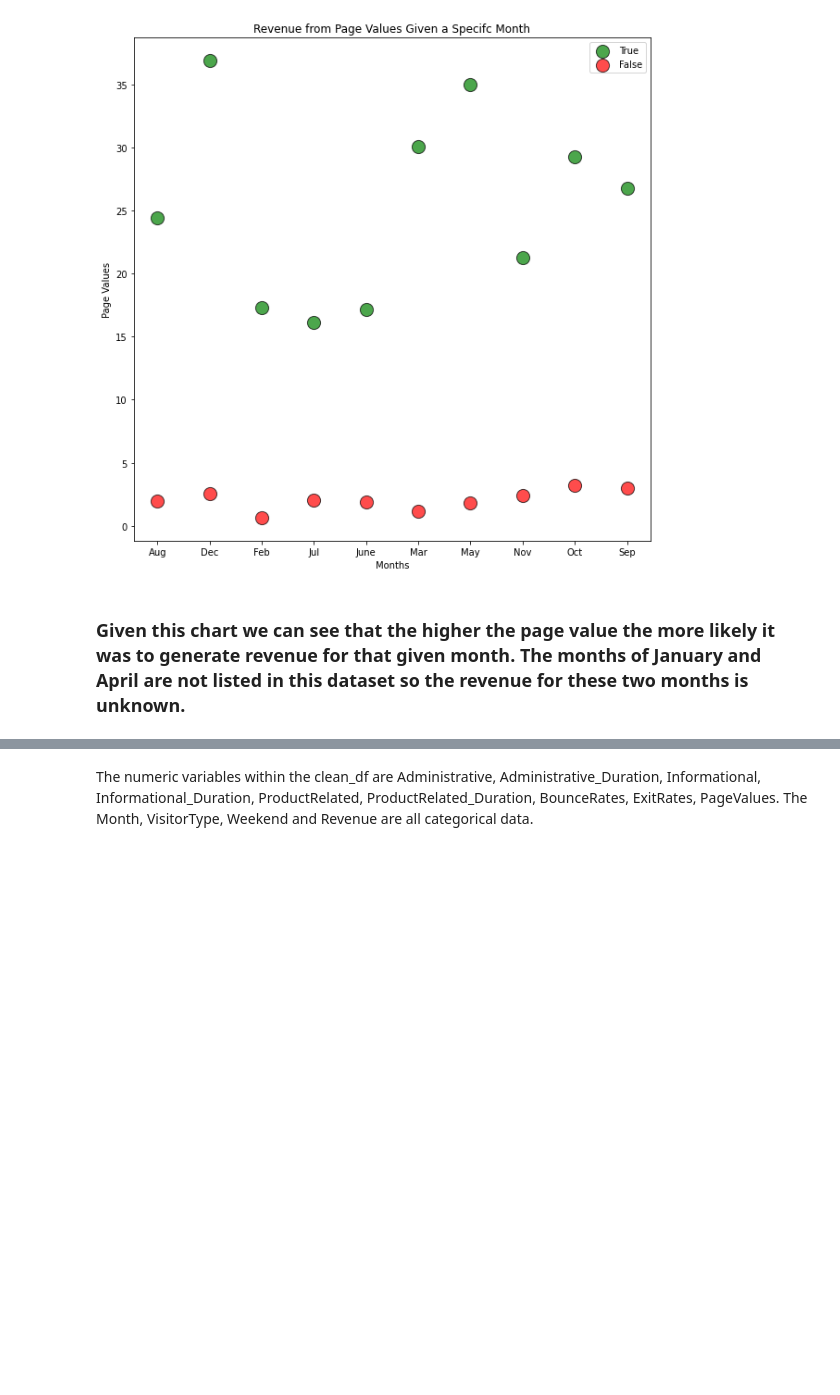
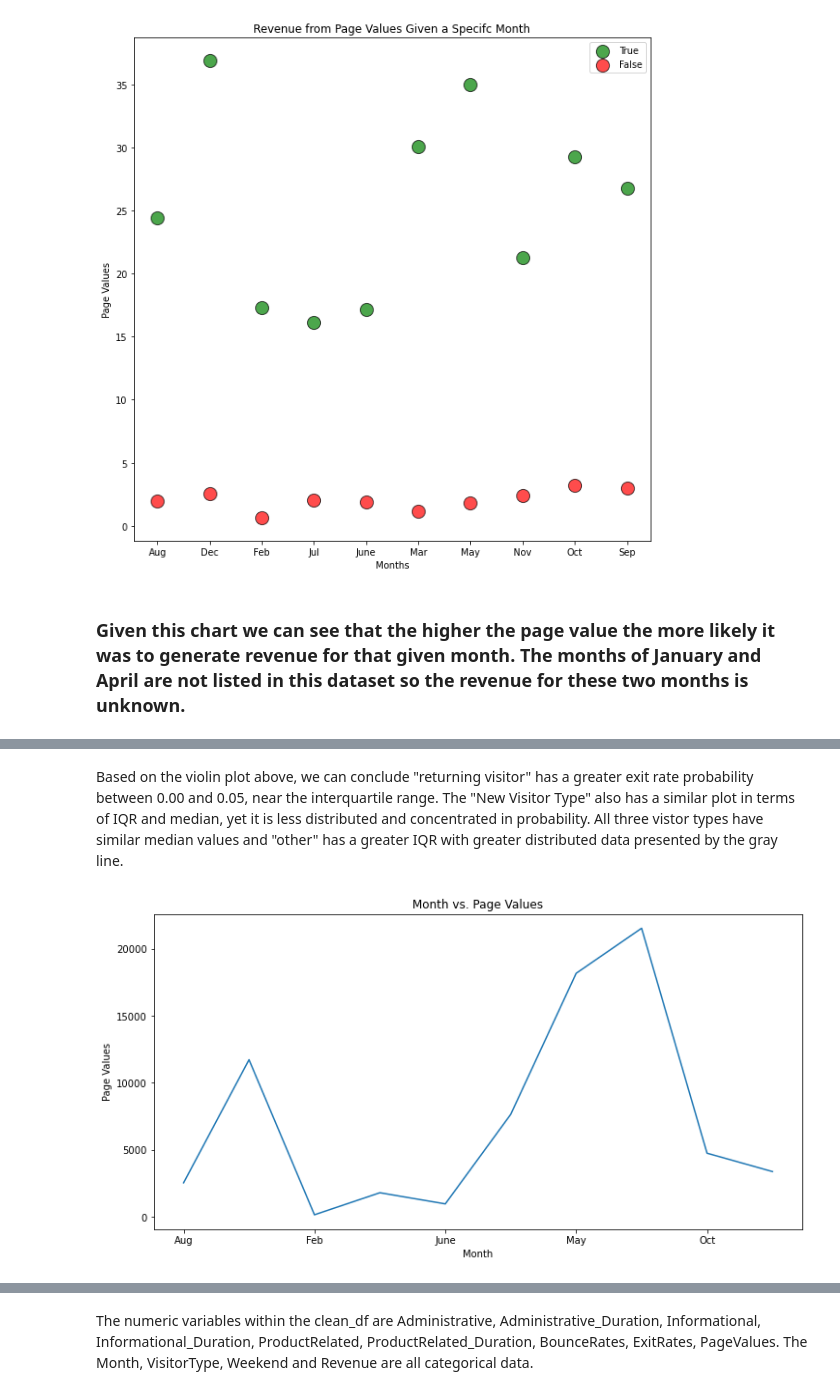
Before and after one commit to justinm329/E_Commerce-, a Jupyter notebook: Project.ipynb, the cells around one changed output, grey strips where cells are left out. Saved outputs shown, nothing was run; the diff lists cells and outputs as text; code cells hidden in the pictures; blank space fills up the shorter version.

```diff
--- a/Project.ipynb
+++ b/Project.ipynb
@@ -359,0 +424,11 @@ plt.show();
+# %% [markdown]
+Based on the violin plot above, we can conclude "returning visitor" has a greater exit rate probability between 0.00 and 0.05, near the interquartile range. The "New Visitor Type" also has a similar plot in terms of IQR and median, yet it is less distributed and concentrated in probability. All three vistor types have similar median values and "other" has a greater IQR with greater distributed data presented by the gray line.
+# %%
+groupby_month_pv = clean_df.groupby('Month')['PageValues'].sum() # creatning new df that groups InvoiceDate and Quantity
+fig = plt.figure(figsize = (12,6)) # calling for a specific chart size
+groupby_month_pv.plot()
+plt.title('Month vs. Page Values')
+plt.ylabel('Page Values')
+plt.show()
+# %% [output]
+[figure, added]
```
Also changed, not shown: parts of 53 cells of this notebook.
